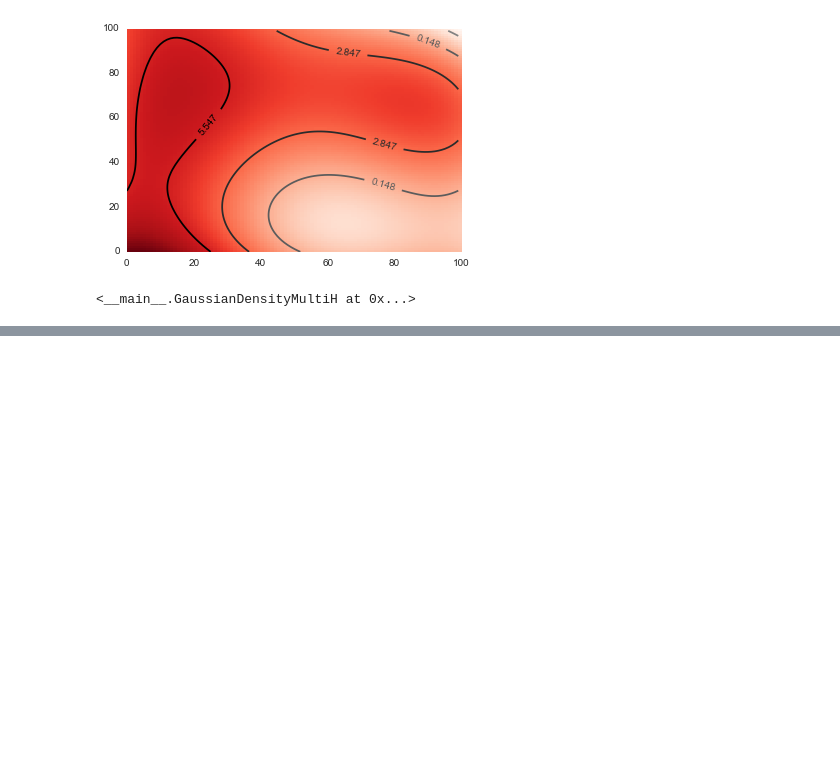
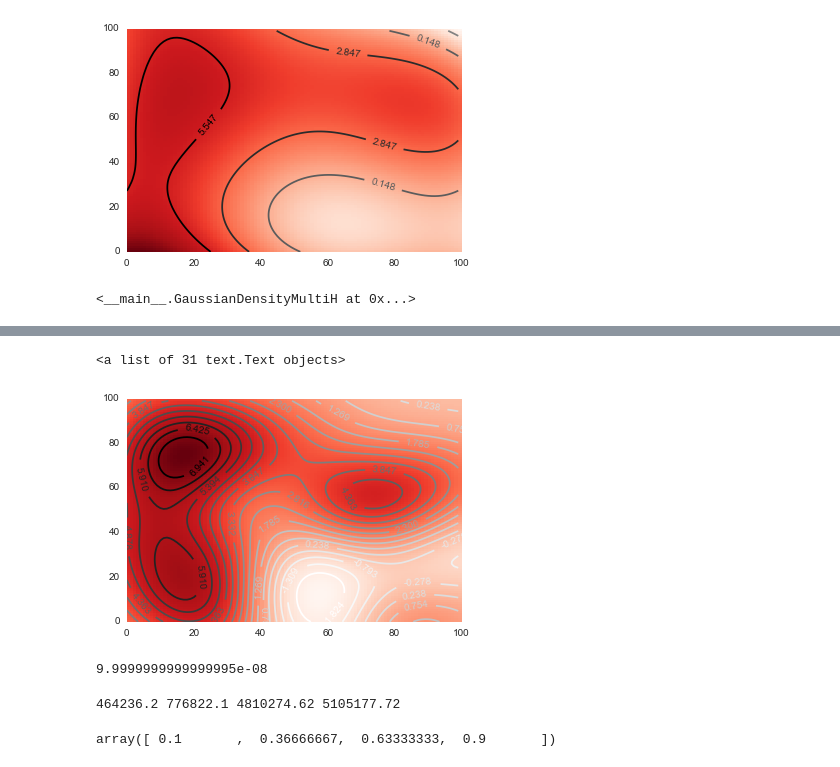
Before and after one commit to DarwinSenior/cs498, a Jupyter notebook: assignment7/Homework7.ipynb, the cells around one changed output, grey strips where cells are left out. Cells and saved outputs as stored; diff of their text form; code cells hidden in the pictures; blank space fills up the shorter version.

```diff
--- a/assignment7/Homework7.ipynb
+++ b/assignment7/Homework7.ipynb
@@ -243,0 +274,5 @@ array([ 0.0001])
+# %%
+hs = 126738*1.1**np.arange(-2, 2, 0.3)
+elastic = ElasticNetCV(verbose=3, max_iter=15000, alphas=np.logspace(-7, -3, 5), l1_ratio=np.array(np.linspace(0.1, 0.9, 4)))
+gs = GaussianDensityMultiH(model=elastic, hs=hs/2)
+gs.fit(positions, temps)
@@ -243,0 +301,20 @@ array([ 0.0001])
+# %%
+temresult = gs.predict(grid).reshape((100, 100))
+plt.pcolor(temresult,cmap=plt.cm.Reds)
+cs = plt.contour(temresult, levels=np.linspace(np.min(temresult), np.max(temresult), 20)[1:-1])
+plt.clabel(cs, inline=1, fontsize=10)
+# %% [output]
+<a list of 31 text.Text objects>
+[figure, added]
+# %%
+elastic.alpha_
+# %% [output]
+9.9999999999999995e-08
+# %%
+print(np.min(positions[:,0]),np.max(positions[:,0]),np.min(positions[:,1]),np.max(positions[:,1]))
+# %% [output]
+464236.2 776822.1 4810274.62 5105177.72
+# %%
+np.array(np.linspace(0.1, 0.9, 4))
+# %% [output]
+array([ 0.1       ,  0.36666667,  0.63333333,  0.9       ])
```
Also changed, not shown: parts of 11 cells of this notebook.
